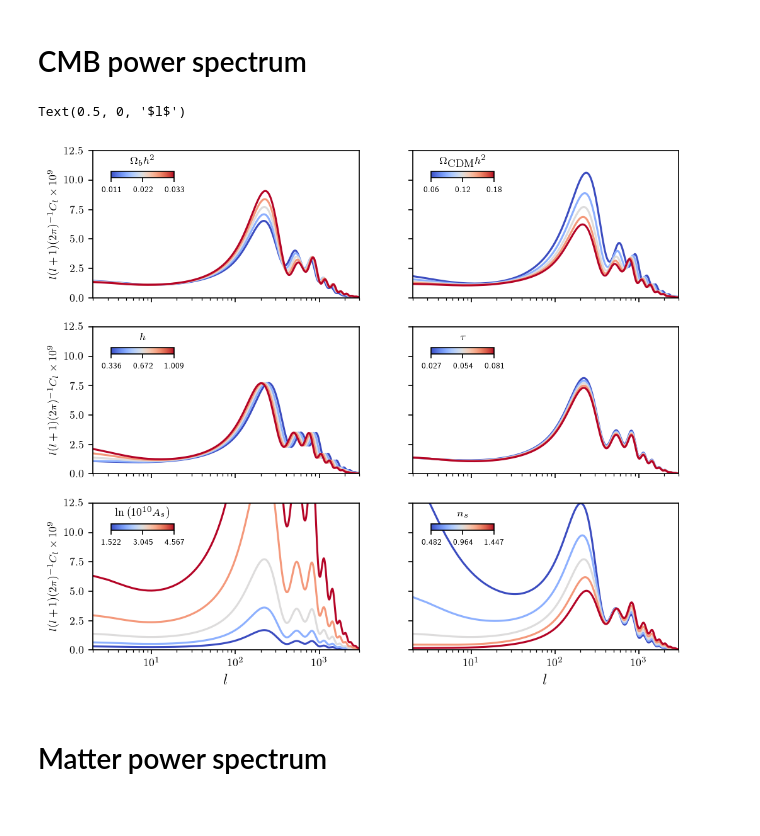
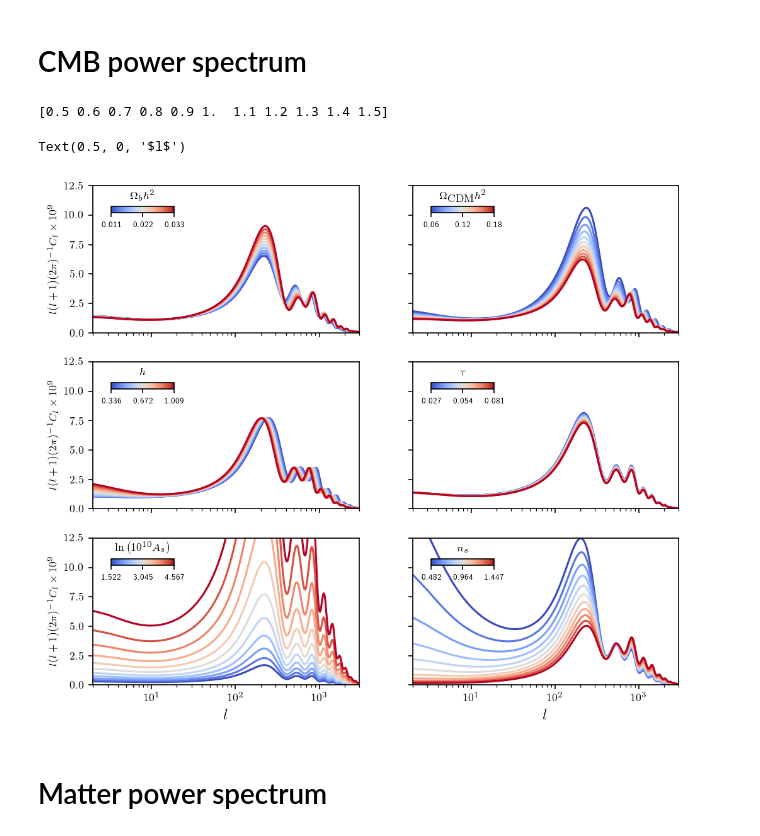
Before and after one commit to ChavezUriel/CosmoProj2, a Jupyter notebook: plots.ipynb, the cells around one changed output. Drawn from its saved outputs; the diff is of its cells as text; code cells hidden in the pictures.

Commit message:
11 variations per parameter outs added

```diff
--- a/plots.ipynb
+++ b/plots.ipynb
@@ -13,7 +13,8 @@ plt.rcParams.update({
 # %%
 # Load the class output files in outs.zip (must unzip before)
 runs = []
-for i in range(30):
+n_vars = 11
+for i in range(6*n_vars):
     if i<10:
         runs.append("0" + str(i))
     else:
@@ -30,41 +31,44 @@ for i in range(len(runs)):
 # Parameters names and Planck colaboration values
 params_str = [r"$\Omega_b h^2$", r"$\Omega_{\textrm{CDM}} h^2$", r"$h$", r"$\tau$", r"$\textrm{ln}\left(10^{10}A_s\right)$", r"$n_s$"]
 params = [0.02236,  0.1202, 0.6727, 0.0544, 3.045, 0.9649]
+
+# Multipliers on runs
+mults = np.array([0.5 + i*(1/(n_vars-1))for i in range(n_vars)])
 # %% [markdown]
 # CMB power spectrum
 # %%
 fig, ax = plt.subplots(3, 2, figsize=(8,7), dpi=150, sharex = True, sharey = True)
-mults = np.array([0.5, 0.75, 1, 1.25, 1.5])
 cNorm = colors.Normalize(vmin=0.5, vmax=1.5)
 cm = plt.get_cmap('coolwarm')
 scalarMap = mplcm.ScalarMappable(norm=cNorm, cmap=cm)
 
 cb = np.zeros_like(ax)
 cbax = np.zeros_like(ax)
 
 for no_param in range(len(params)):
     col = no_param % 2
     row = int(no_param/2)
-    for i in range(5*no_param,5*(no_param+1)):
-        ax[row][col].plot(data_cl[i][0],10e9*data_cl[i][1],color = scalarMap.to_rgba(mults[i-5*no_param]))
+    for i in range(n_vars*no_param,n_vars*(no_param+1)):
+        ax[row][col].plot(data_cl[i][0],10e9*data_cl[i][1],color = scalarMap.to_rgba(mults[i-n_vars*no_param]))
 
     cbax[row][col] = inset_axes(ax[row][col], width="20%", height="5%", loc=2,bbox_to_anchor=(170+508*col,700-280*row,500,200))
     cb[row][col] = matplotlib.colorbar.ColorbarBase(cbax[row][col],cmap=cm, norm=cNorm, orientation='horizontal',ticks=[0.5, 1.0, 1.5])
     cbax[row][col].set_title(params_str[no_param], fontsize = 8)
     cb[row][col].ax.set_xticklabels((np.array([0.5, 1.0, 1.5])*params[no_param]*1000).astype(int)/1000,fontsize = 6)
 
 ax[0,0].set_xscale("log")
 ax[0,0].set_ylim(0,12.5)
 ax[0,0].set_xlim(2e0,3*10e2)
 
 ax[0,0].set_ylabel(r"$l(l+1)(2\pi)^{-1}C_l\times 10^9$", fontsize  = 8)
 ax[1,0].set_ylabel(r"$l(l+1)(2\pi)^{-1}C_l\times 10^9$", fontsize  = 8)
 ax[2,0].set_ylabel(r"$l(l+1)(2\pi)^{-1}C_l\times 10^9$", fontsize  = 8)
 ax[2,0].set_xlabel(r"$l$", fontsize  = 12)
 ax[2,1].set_xlabel(r"$l$", fontsize  = 12)
 # %% [output]
-Text(0.5, 0, '$l$')
+[0.5 0.6 0.7 0.8 0.9 1.  1.1 1.2 1.3 1.4 1.5]
+Text(0.5, 0, '$l$')
-[figure, old version]
+[figure, new version]
 # %% [markdown]
 # Matter power spectrum
 # %%
```
Also changed, not shown: parts of 3 cells of this notebook, 3 other files.
